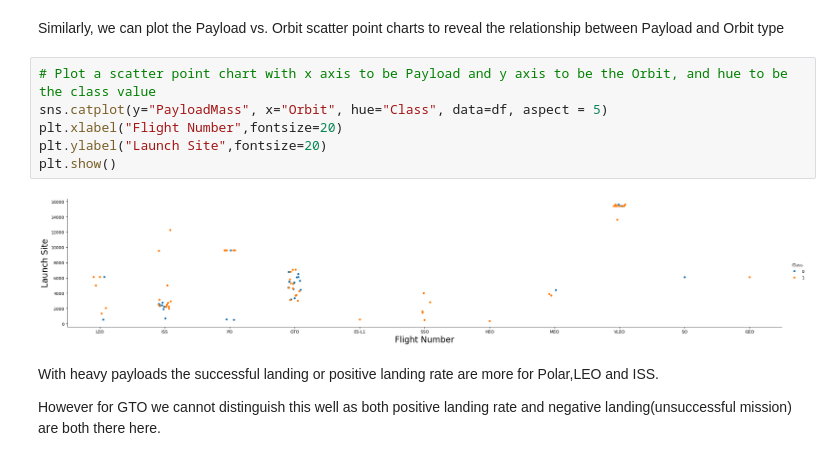
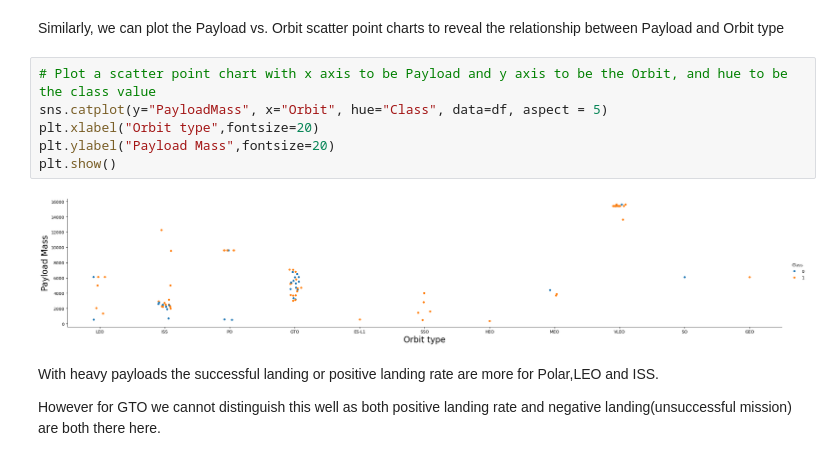
Before and after one commit to gustavoarodriguez/APPLIED-DATASCIENCE-CAPSTONE, a Jupyter notebook: WEEK 2/5 EDA with Visualization.ipynb, the cells around one changed output. Drawn from its saved outputs; the diff is of its cells as text.

```diff
--- a/WEEK 2/5 EDA with Visualization.ipynb
+++ b/WEEK 2/5 EDA with Visualization.ipynb
@@ -149,11 +150,11 @@ Similarly, we can plot the Payload vs. Orbit scatter point charts to reveal the
 # %%
 # Plot a scatter point chart with x axis to be Payload and y axis to be the Orbit, and hue to be the class value
 sns.catplot(y="PayloadMass", x="Orbit", hue="Class", data=df, aspect = 5)
-plt.xlabel("Flight Number",fontsize=20)
-plt.ylabel("Launch Site",fontsize=20)
+plt.xlabel("Orbit type",fontsize=20)
+plt.ylabel("Payload Mass",fontsize=20)
 plt.show()
 # %% [output]
-[figure, old version]
+[figure, new version]
 # %% [markdown]
 With heavy payloads the successful landing or positive landing rate are more for Polar,LEO and ISS.
 
```
Also changed, not shown: parts of 4 cells of this notebook.
